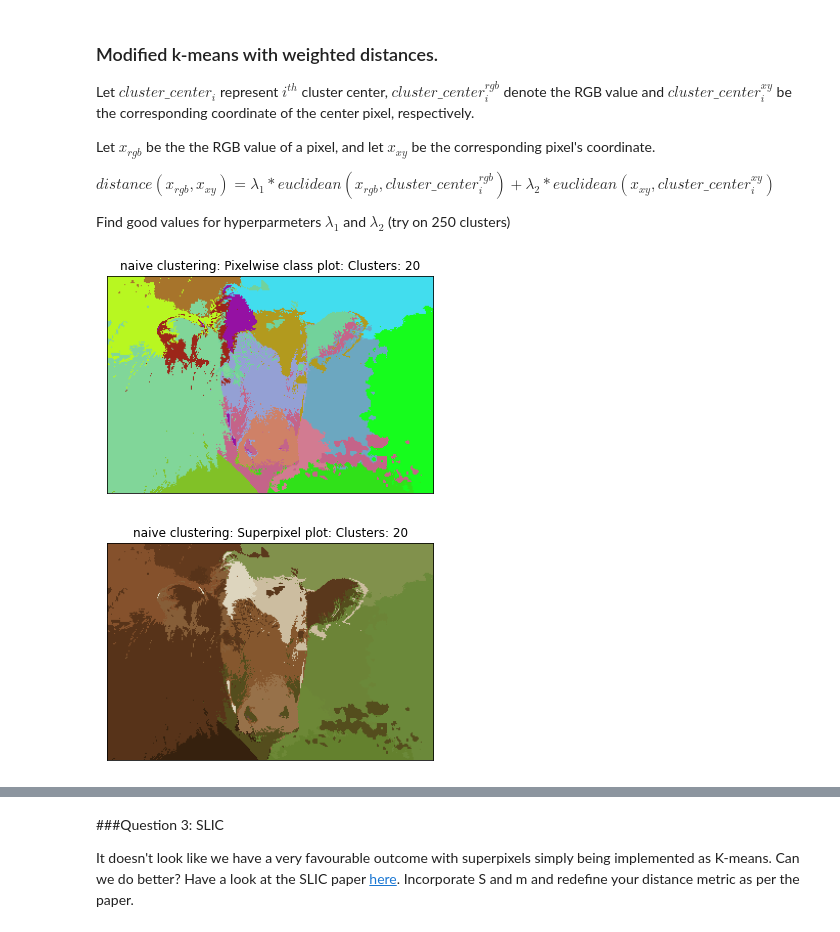
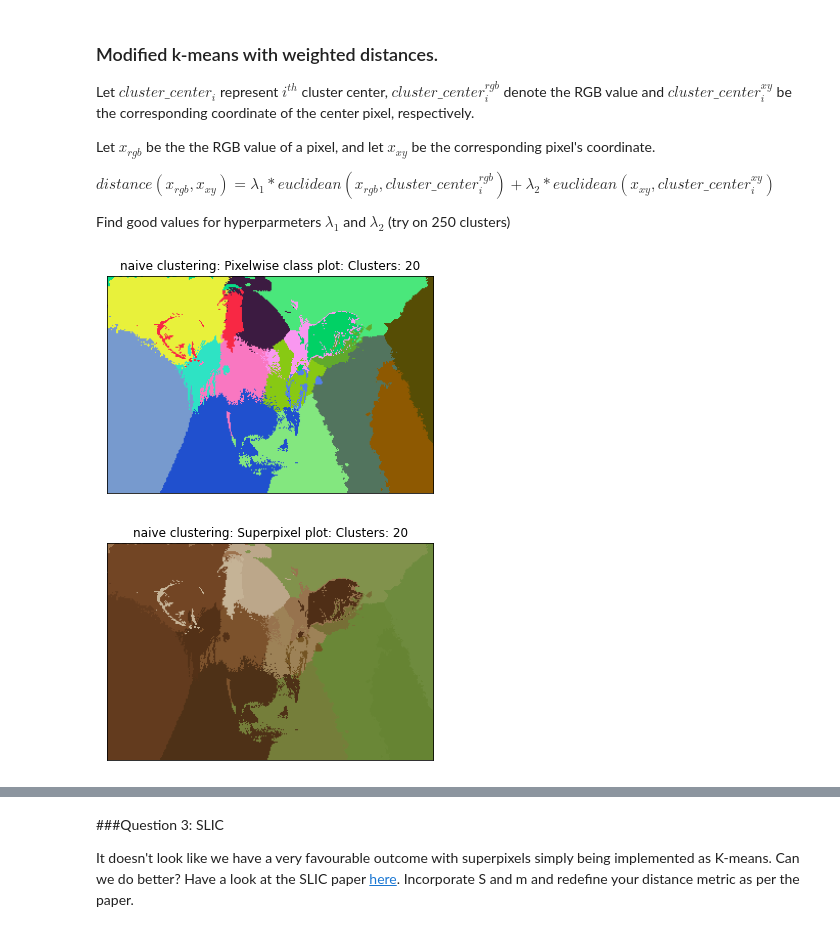
Before and after one commit to Arjung27/Super_Pixels, a Jupyter notebook: Homework_1_Superpixels.ipynb, the cells around one changed output, grey strips where cells are left out. Saved outputs shown, nothing was run; the diff lists cells and outputs as text; code cells hidden in the pictures.

```diff
--- a/Homework_1_Superpixels.ipynb
+++ b/Homework_1_Superpixels.ipynb
@@ -174,7 +174,8 @@ def cluster_pixels(im,k):
 
         for i in range(k):
             temp_img = im[segmap == i]
-            new_centers[i] = [temp_img[...,i].mean() for i in range(temp_img.shape[-1])]
+            total = np.sum([segmap == i])
+            new_centers[i] = [np.sum(temp_img[...,j])/total for j in range(temp_img.shape[-1])]
 
         error_dist = np.linalg.norm(new_centers - old_centers)
         error_delta = abs(error_dist - error_prev)
@@ -237,7 +238,8 @@ def cluster_rgbxy(im,k):
 
         for i in range(k):
             temp_img = im[segmap == i]
-            new_centers[i] = [temp_img[...,i].mean() for i in range(temp_img.shape[-1])]
+            total = np.sum([segmap == i])
+            new_centers[i] = [np.sum(temp_img[...,j])/total for j in range(temp_img.shape[-1])]
 
         error_dist = np.linalg.norm(new_centers - old_centers)
         error_delta = abs(error_dist - error_prev)
@@ -295,35 +297,36 @@ def cluster_rgbxy(im,k, lambda_1, lambda_2):
 
     error_prev = 0
     error_dist = np.linalg.norm(new_centers - old_centers)
     error_delta = abs(error_dist - error_prev)
 
     while error_delta > 1e-25:
 
         error_prev = error_dist
 
         for i in range(k):
-            distances[:,:,i] = lambda1 * np.linalg.norm(im[:,:,0:3] - new_centers[i, 0:3], axis=2)
-            distances[:,:,i] += lambda2 * np.linalg.norm(im[:,:,3:5] - new_centers[i, 3:5], axis=2)
+            distances[:,:,i] = lambda_1 * np.linalg.norm(im[:,:,0:3] - new_centers[i, 0:3], axis=2)
+            distances[:,:,i] += lambda_2 * np.linalg.norm(im[:,:,3:5] - new_centers[i, 3:5], axis=2)
 
         segmap = np.argmin(distances, axis=2)
         old_centers = np.copy(new_centers)
 
         for i in range(k):
             temp_img = im[segmap == i]
-            new_centers[i] = [temp_img[...,i].mean() for i in range(temp_img.shape[-1])]
+            total = np.sum([segmap == i])
+            new_centers[i] = [np.sum(temp_img[...,j])/total for j in range(temp_img.shape[-1])]
 
         error_dist = np.linalg.norm(new_centers - old_centers)
         error_delta = abs(error_dist - error_prev)
 
     return segmap
 
 lambda_1 = 1
 lambda_2 = 2
 
 for k in [20,80,200,400,800]:
     clusters = cluster_rgbxy(im,k, lambda_1, lambda_2)
     _ = rgb_segment(clusters,n = k, title =  "naive clustering: Pixelwise class plot: Clusters: " + str(k),legend = False)
     superpixel_plot(im,clusters,title =  "naive clustering: Superpixel plot: Clusters: "+ str(k))
 # %% [output]
-[figure, old version]
+[figure, new version]
-[figure, old version]
+[figure, new version]
```
Also changed, not shown: parts of 6 cells of this notebook.
